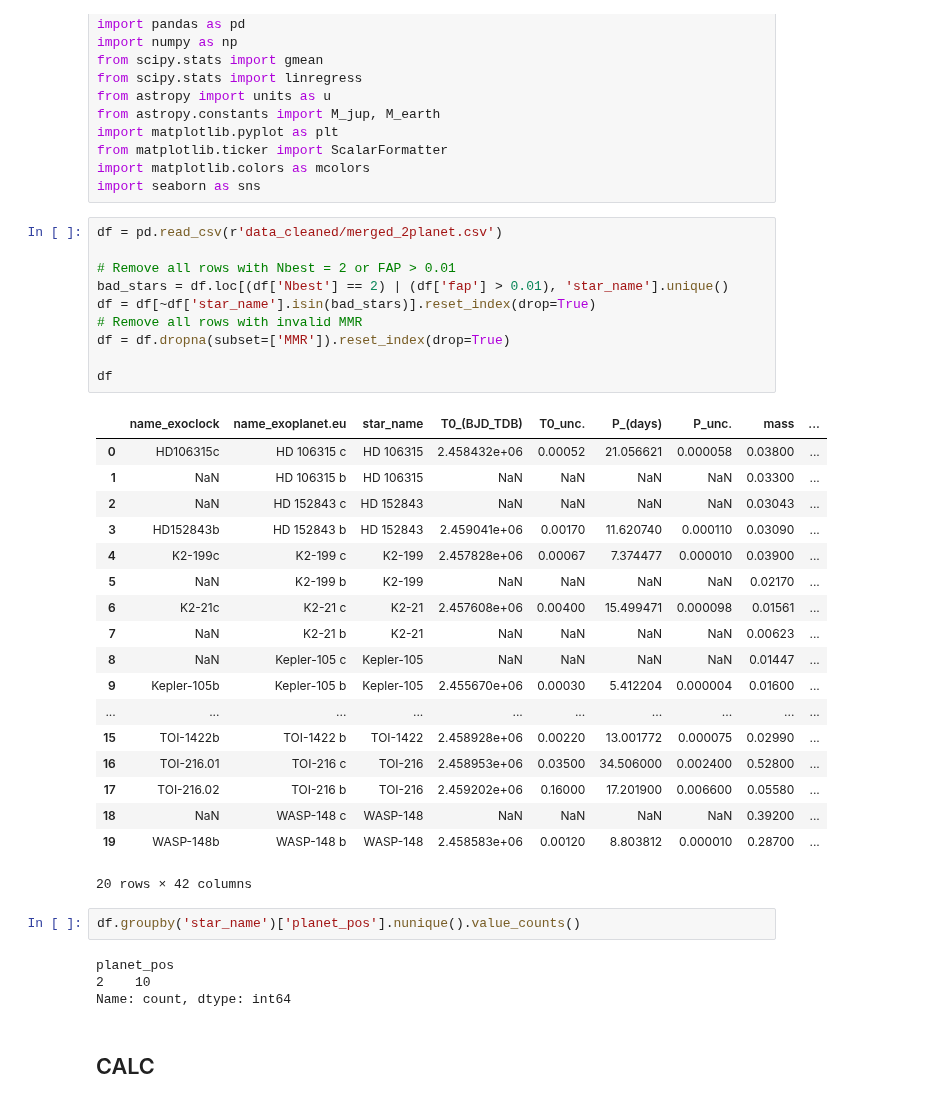
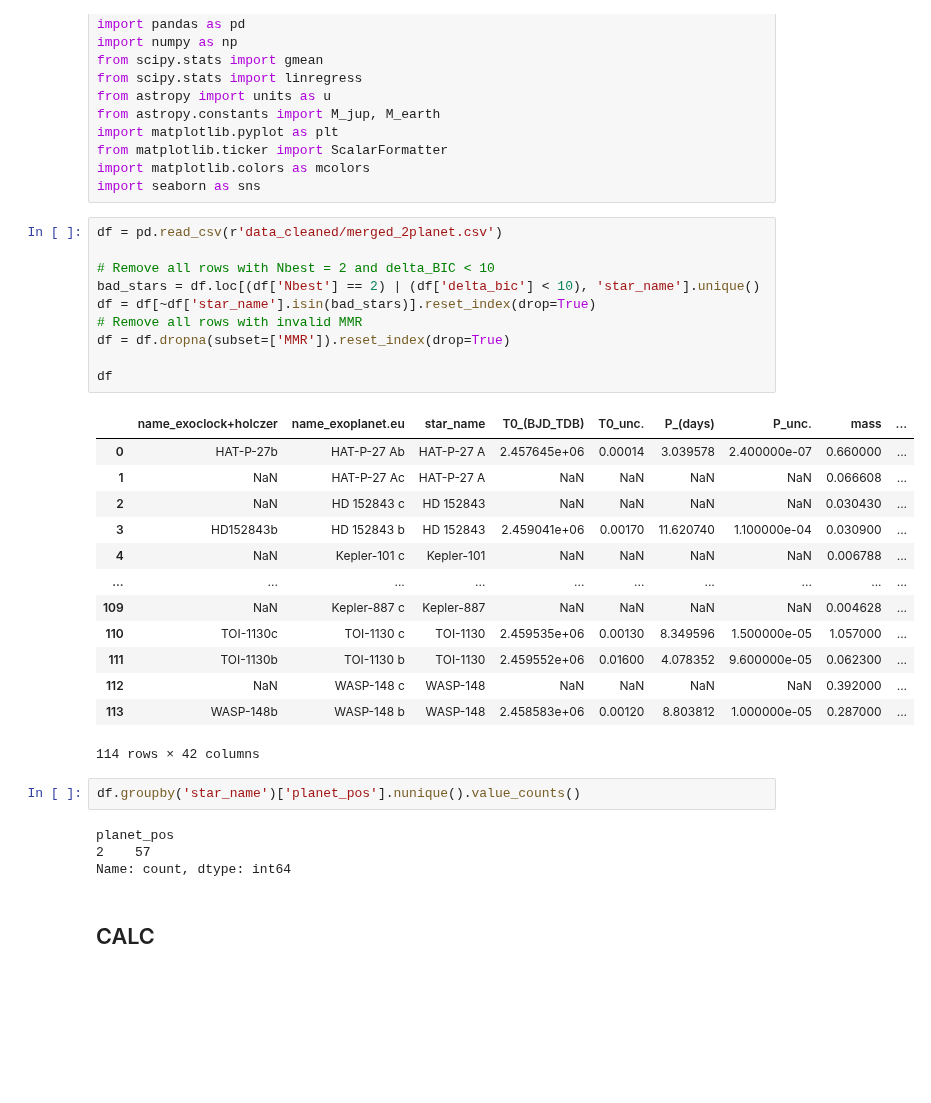
Before and after one commit to chatdanai-s/NATSUME, a Jupyter notebook: validation/Catalog_check/invert_realdata.ipynb, the cells around one changed output. Cells and saved outputs as stored; diff of their text form; blank space fills up the shorter version.

Commit message:
GLS Analysis w/ Holczer+2016

```diff
--- a/validation/Catalog_check/invert_realdata.ipynb
+++ b/validation/Catalog_check/invert_realdata.ipynb
@@ -25,37 +25,32 @@ import seaborn as sns
 # %%
 df = pd.read_csv(r'data_cleaned/merged_2planet.csv')
 
-# Remove all rows with Nbest = 2 or FAP > 0.01
-bad_stars = df.loc[(df['Nbest'] == 2) | (df['fap'] > 0.01), 'star_name'].unique()
+# Remove all rows with Nbest = 2 and delta_BIC < 10
+bad_stars = df.loc[(df['Nbest'] == 2) | (df['delta_bic'] < 10), 'star_name'].unique()
 df = df[~df['star_name'].isin(bad_stars)].reset_index(drop=True)
 # Remove all rows with invalid MMR
 df = df.dropna(subset=['MMR']).reset_index(drop=True)
 
 df
 # %% [output]
-|  | name_exoclock | name_exoplanet.eu | star_name | T0_(BJD_TDB) | T0_unc. | P_(days) | P_unc. | mass | ... |
-| 0 | HD106315c | HD 106315 c | HD 106315 | 2.458432e+06 | 0.00052 | 21.056621 | 0.000058 | 0.03800 | ... |
-| 1 | NaN | HD 106315 b | HD 106315 | NaN | NaN | NaN | NaN | 0.03300 | ... |
-| 2 | NaN | HD 152843 c | HD 152843 | NaN | NaN | NaN | NaN | 0.03043 | ... |
-| 3 | HD152843b | HD 152843 b | HD 152843 | 2.459041e+06 | 0.00170 | 11.620740 | 0.000110 | 0.03090 | ... |
-| 4 | K2-199c | K2-199 c | K2-199 | 2.457828e+06 | 0.00067 | 7.374477 | 0.000010 | 0.03900 | ... |
-| 5 | NaN | K2-199 b | K2-199 | NaN | NaN | NaN | NaN | 0.02170 | ... |
-| 6 | K2-21c | K2-21 c | K2-21 | 2.457608e+06 | 0.00400 | 15.499471 | 0.000098 | 0.01561 | ... |
-| 7 | NaN | K2-21 b | K2-21 | NaN | NaN | NaN | NaN | 0.00623 | ... |
-| 8 | NaN | Kepler-105 c | Kepler-105 | NaN | NaN | NaN | NaN | 0.01447 | ... |
-| 9 | Kepler-105b | Kepler-105 b | Kepler-105 | 2.455670e+06 | 0.00030 | 5.412204 | 0.000004 | 0.01600 | ... |
+|  | name_exoclock+holczer | name_exoplanet.eu | star_name | T0_(BJD_TDB) | T0_unc. | P_(days) | P_unc. | mass | ... |
+| 0 | HAT-P-27b | HAT-P-27 Ab | HAT-P-27 A | 2.457645e+06 | 0.00014 | 3.039578 | 2.400000e-07 | 0.660000 | ... |
+| 1 | NaN | HAT-P-27 Ac | HAT-P-27 A | NaN | NaN | NaN | NaN | 0.066608 | ... |
+| 2 | NaN | HD 152843 c | HD 152843 | NaN | NaN | NaN | NaN | 0.030430 | ... |
+| 3 | HD152843b | HD 152843 b | HD 152843 | 2.459041e+06 | 0.00170 | 11.620740 | 1.100000e-04 | 0.030900 | ... |
+| 4 | NaN | Kepler-101 c | Kepler-101 | NaN | NaN | NaN | NaN | 0.006788 | ... |
 | ... | ... | ... | ... | ... | ... | ... | ... | ... | ... |
-| 15 | TOI-1422b | TOI-1422 b | TOI-1422 | 2.458928e+06 | 0.00220 | 13.001772 | 0.000075 | 0.02990 | ... |
-| 16 | TOI-216.01 | TOI-216 c | TOI-216 | 2.458953e+06 | 0.03500 | 34.506000 | 0.002400 | 0.52800 | ... |
-| 17 | TOI-216.02 | TOI-216 b | TOI-216 | 2.459202e+06 | 0.16000 | 17.201900 | 0.006600 | 0.05580 | ... |
-| 18 | NaN | WASP-148 c | WASP-148 | NaN | NaN | NaN | NaN | 0.39200 | ... |
-| 19 | WASP-148b | WASP-148 b | WASP-148 | 2.458583e+06 | 0.00120 | 8.803812 | 0.000010 | 0.28700 | ... |
+| 109 | NaN | Kepler-887 c | Kepler-887 | NaN | NaN | NaN | NaN | 0.004628 | ... |
+| 110 | TOI-1130c | TOI-1130 c | TOI-1130 | 2.459535e+06 | 0.00130 | 8.349596 | 1.500000e-05 | 1.057000 | ... |
+| 111 | TOI-1130b | TOI-1130 b | TOI-1130 | 2.459552e+06 | 0.01600 | 4.078352 | 9.600000e-05 | 0.062300 | ... |
+| 112 | NaN | WASP-148 c | WASP-148 | NaN | NaN | NaN | NaN | 0.392000 | ... |
+| 113 | WASP-148b | WASP-148 b | WASP-148 | 2.458583e+06 | 0.00120 | 8.803812 | 1.000000e-05 | 0.287000 | ... |
-20 rows × 42 columns
+114 rows × 42 columns
 # %%
 df.groupby('star_name')['planet_pos'].nunique().value_counts()
 # %% [output]
 planet_pos
-2    10
+2    57
 Name: count, dtype: int64
 # %% [markdown]
 ## CALC
```
Also changed, not shown: parts of 2 cells of this notebook, 17 other files.
